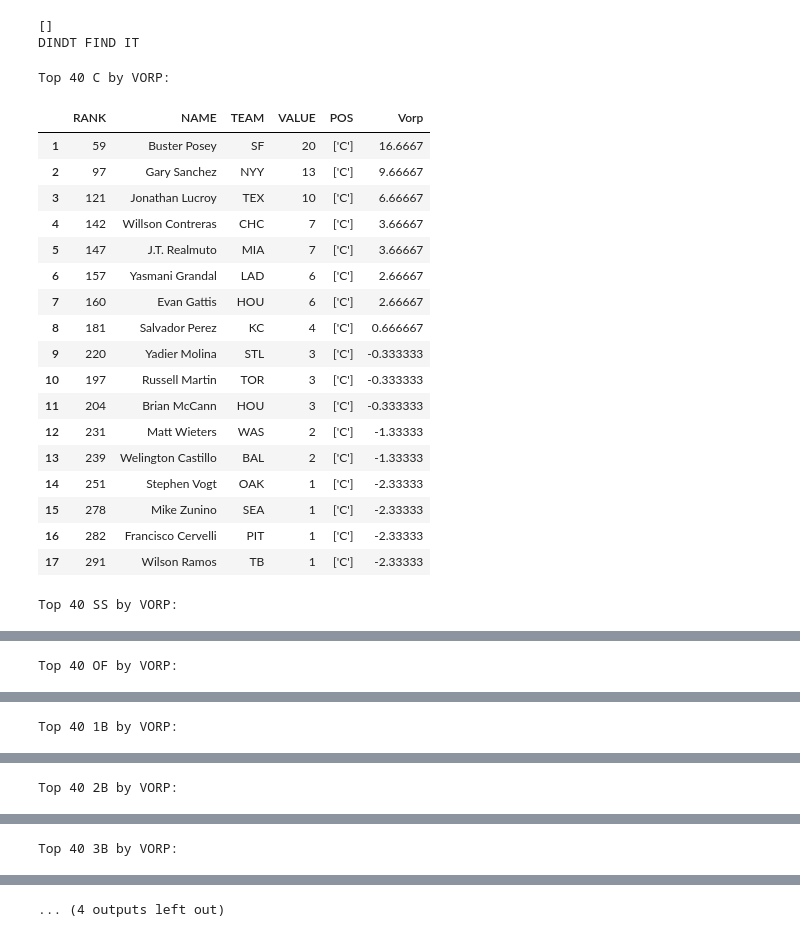
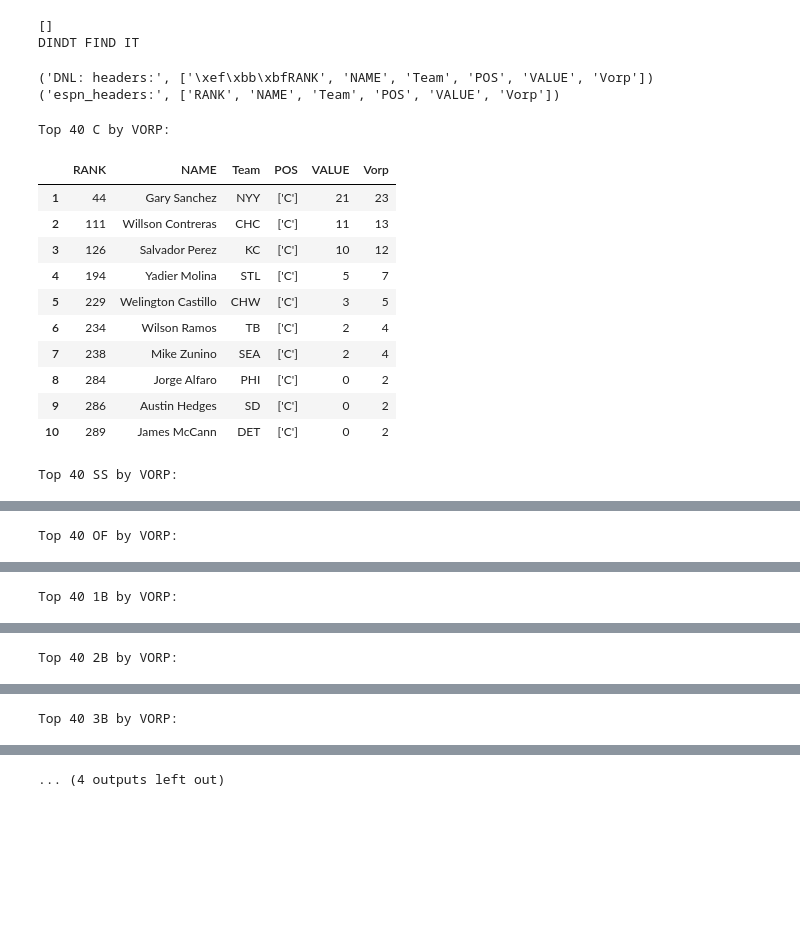
Before and after one commit to dnlebard/hella_vorp, a Jupyter notebook: vorpy_style.ipynb, the cells around one changed output, grey strips where cells are left out. Cells and saved outputs as stored; diff of their text form; code cells hidden in the pictures; blank space fills up the shorter version.

Commit message:
updated the code to use razzball csv files

```diff
--- a/vorpy_style.ipynb
+++ b/vorpy_style.ipynb
@@ -2,13 +2,13 @@
 import os, sys
 import pandas
 
-base_dir = '/Users/lebard/ffbb'
+base_dir = '/Users/dlebard/jupyter_notebooks/hella_vorp'
 
 os.chdir(base_dir)
 os.getcwd()
 
 # season_csv_2016 = "FBB_data_57019_Batters_2017-03-01.csv"
-season_csv_2016 = "FBB_data_57019_Batters_2017-03-01.csv"
+season_csv_2016 = "razzball_new.csv"
 
 import csv
 # %%
@@ -242,14 +248,14 @@ for i, p in enumerate(full_data):
 # %%
 row_idx = 0
-position_idx = 2
+position_idx = 3
 
 proj_headers = []
 proj_data = {}
 
-all_proj_csv = "all_proj.csv"
-razz_proj_csv = "razz_proj.csv"
+# all_proj_csv = "all_proj.csv"
+# razz_proj_csv = "razz_proj.csv"
 
-all_proj_csv = razz_proj_csv
+all_proj_csv = season_csv_2016
 
 with open(all_proj_csv) as csvfile:
     reader = csv.reader(csvfile)
@@ -267,7 +273,7 @@ with open(all_proj_csv) as csvfile:
 
                 cell_val = row[col_idx]
 
-                if col_idx in [1,2]:
+                if col_idx in [0,5]:
                     cell_val = float(cell_val)
                 player_list.append(cell_val)
                 col_idx += 1
@@ -591,45 +613,53 @@ def idx_from_header(idx_value, header):
 
 # espn_proj_final.csv
 
-espn_players, espn_headers = load_player_data("espn_proj_final.csv",\
-                                              "RANK",\
-                                              "POS",\
-                                              "VALUE",\
-                                              [0,3],\
-                                               170.0)
+# OLD WORKING CODE BELOW
+# espn_players, espn_headers = load_player_data("espn_proj_final.csv",\
+#                                               "RANK",\
+#                                               "POS",\
+#                                               "VALUE",\
+#                                               [0,3],\
+#                                                170.0)
+# OLD WORKING CODE ABOVE
+
+espn_players, espn_headers = load_player_data("razzball_new.csv",\
+                                              '\xef\xbb\xbfRANK',\
+                                              'POS',\
+                                              'VALUE',\
+                                              [0,4],\
+                                               301.0)
+
+espn_headers[0] = "RANK"
+print("espn_headers:", espn_headers)
+# %% [output]
+('DNL: headers:', ['\xef\xbb\xbfRANK', 'NAME', 'Team', 'POS', 'VALUE', 'Vorp'])
+('espn_headers:', ['RANK', 'NAME', 'Team', 'POS', 'VALUE', 'Vorp'])
 # %%
-pos_idx = 2
+pos_idx = 4
 data = full_data
 sort_column = "Vorp"
 from IPython.display import display
 
 batters = ['C', 'SS', 'OF', '1B', '2B', '3B']
 pitchers = ['RP','SP']
 starting_pos = batters + pitchers
 
 pos_idx = idx_from_header("POS", espn_headers)
 
 for pos in starting_pos:
     print "Top 40 %s by VORP:" % pos
-    show_data([x for x in espn_players if pos in x[pos_idx]], espn_headers, display, num_rows=40, sort_column=sort_column,sort_ascending=False)
+    show_data([x for x in espn_players if pos in x[pos_idx]], espn_headers, display, num_rows=10, sort_column=sort_column,sort_ascending=False)
 # %% [output]
 Top 40 C by VORP:
-|  | RANK | NAME | TEAM | VALUE | POS | Vorp |
-| 1 | 59 | Buster Posey | SF | 20 | ['C'] | 16.6667 |
-| 2 | 97 | Gary Sanchez | NYY | 13 | ['C'] | 9.66667 |
-| 3 | 121 | Jonathan Lucroy | TEX | 10 | ['C'] | 6.66667 |
-| 4 | 142 | Willson Contreras | CHC | 7 | ['C'] | 3.66667 |
-| 5 | 147 | J.T. Realmuto | MIA | 7 | ['C'] | 3.66667 |
-| 6 | 157 | Yasmani Grandal | LAD | 6 | ['C'] | 2.66667 |
-| 7 | 160 | Evan Gattis | HOU | 6 | ['C'] | 2.66667 |
-| 8 | 181 | Salvador Perez | KC | 4 | ['C'] | 0.666667 |
-| 9 | 220 | Yadier Molina | STL | 3 | ['C'] | -0.333333 |
-| 10 | 197 | Russell Martin | TOR | 3 | ['C'] | -0.333333 |
-| 11 | 204 | Brian McCann | HOU | 3 | ['C'] | -0.333333 |
-| 12 | 231 | Matt Wieters | WAS | 2 | ['C'] | -1.33333 |
-| 13 | 239 | Welington Castillo | BAL | 2 | ['C'] | -1.33333 |
-| 14 | 251 | Stephen Vogt | OAK | 1 | ['C'] | -2.33333 |
-| 15 | 278 | Mike Zunino | SEA | 1 | ['C'] | -2.33333 |
-| 16 | 282 | Francisco Cervelli | PIT | 1 | ['C'] | -2.33333 |
-| 17 | 291 | Wilson Ramos | TB | 1 | ['C'] | -2.33333 |
+|  | RANK | NAME | Team | POS | VALUE | Vorp |
+| 1 | 44 | Gary Sanchez | NYY | ['C'] | 21 | 23 |
+| 2 | 111 | Willson Contreras | CHC | ['C'] | 11 | 13 |
+| 3 | 126 | Salvador Perez | KC | ['C'] | 10 | 12 |
+| 4 | 194 | Yadier Molina | STL | ['C'] | 5 | 7 |
+| 5 | 229 | Welington Castillo | CHW | ['C'] | 3 | 5 |
+| 6 | 234 | Wilson Ramos | TB | ['C'] | 2 | 4 |
+| 7 | 238 | Mike Zunino | SEA | ['C'] | 2 | 4 |
+| 8 | 284 | Jorge Alfaro | PHI | ['C'] | 0 | 2 |
+| 9 | 286 | Austin Hedges | SD | ['C'] | 0 | 2 |
+| 10 | 289 | James McCann | DET | ['C'] | 0 | 2 |
 Top 40 SS by VORP:
```
Also changed, not shown: parts of 9 cells of this notebook, 2 other files.
